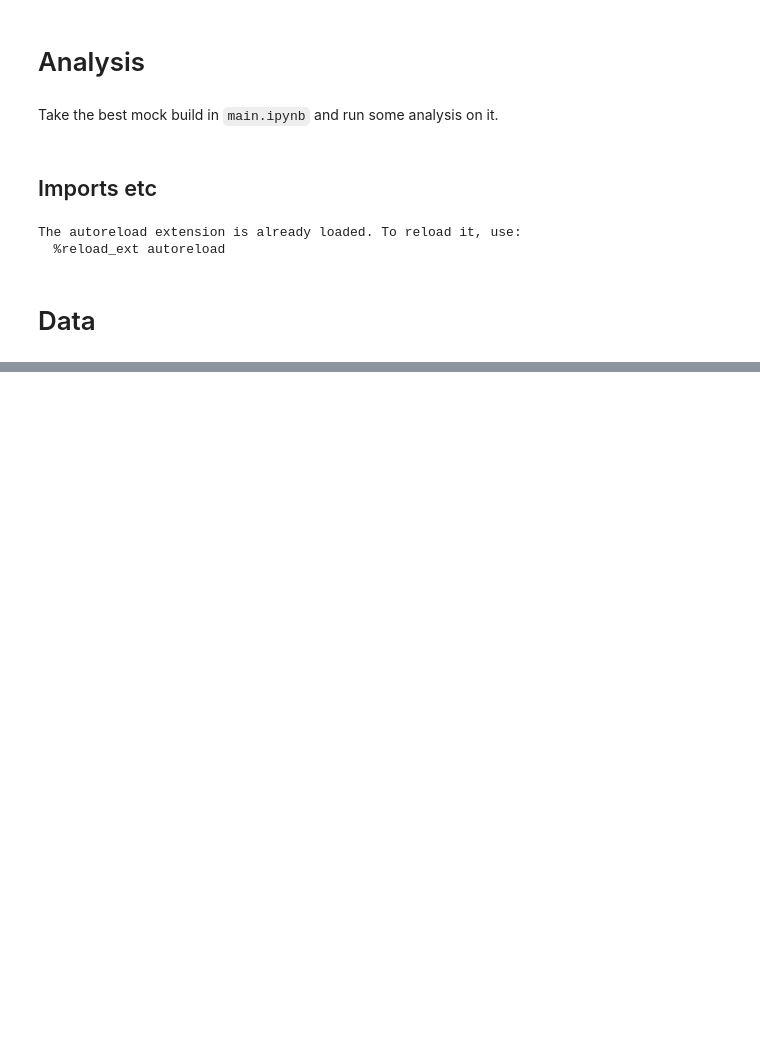
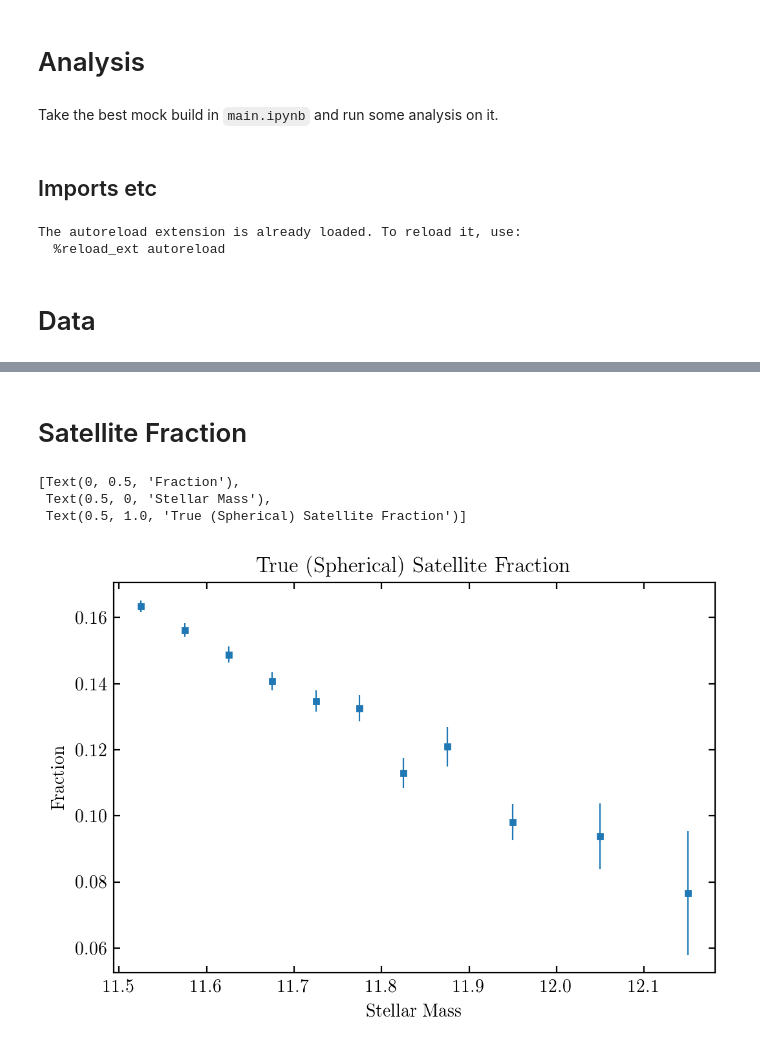
Before and after one commit to gsallabe/thesis_satellite_fraction, a Jupyter notebook: cb/analysis.ipynb, the cells around one changed output, grey strips where cells are left out. Cells and saved outputs as stored; diff of their text form; code cells hidden in the pictures; blank space fills up the shorter version.

```diff
--- a/cb/analysis.ipynb
+++ b/cb/analysis.ipynb
@@ -32,0 +69,27 @@ ax.plot(bin_centers, counts)
+# %% [markdown]
+# Satellite Fraction
+# %%
+bins = np.append(
+    np.linspace(11.5, 11.9, num=9),
+    np.linspace(12, 12.2, num=3),
+)
+bin_centers = bins[:-1] + np.diff(bins)/2
+# %%
+sats = sim_data[sim_data["upid"] != -1]
+cens = sim_data[sim_data["upid"] == -1]
+assert len(sim_data) == len(sats) + len(cens)
+
+sats_counts, _, _ = scipy.stats.binned_statistic(sats["stellar_mass"], None, statistic="count", bins=10**bins)
+cens_counts, _, _ = scipy.stats.binned_statistic(cens["stellar_mass"], None, statistic="count", bins=10**bins)
+
+ratio = sats_counts / (cens_counts + sats_counts)
+unc = ratio * np.sqrt( 1/sats_counts + 1/(sats_counts + cens_counts) )
+
+_, ax = plt.subplots()
+ax.errorbar(bin_centers, ratio, yerr=unc, ls="None", marker="s")
+ax.set(title="True (Spherical) Satellite Fraction", ylabel="Fraction", xlabel="Stellar Mass")
+# %% [output]
+[Text(0, 0.5, 'Fraction'),
+ Text(0.5, 0, 'Stellar Mass'),
+ Text(0.5, 1.0, 'True (Spherical) Satellite Fraction')]
+[figure, added]
```
Also changed, not shown: parts of 13 cells of this notebook, 5 other files.
